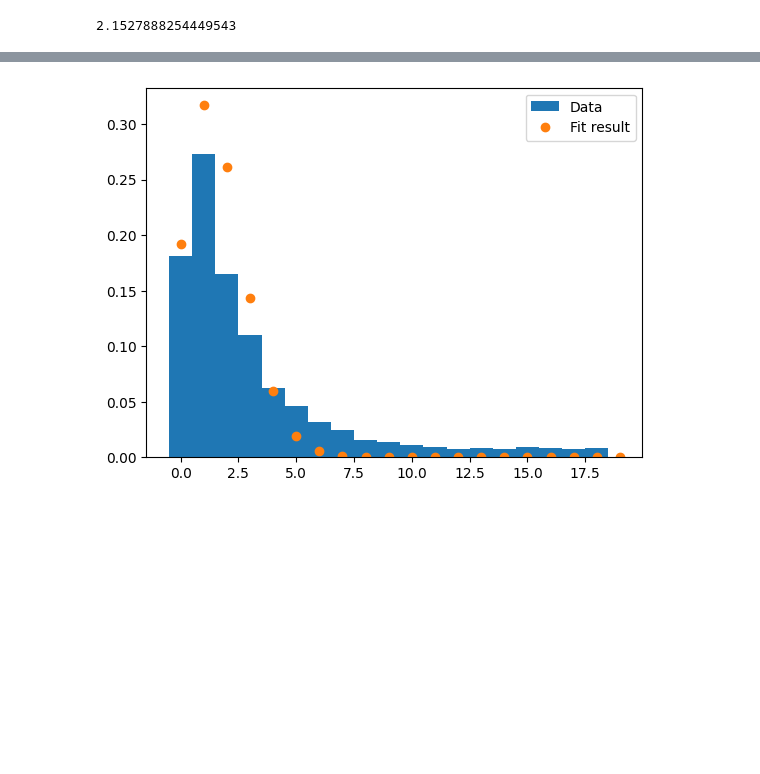
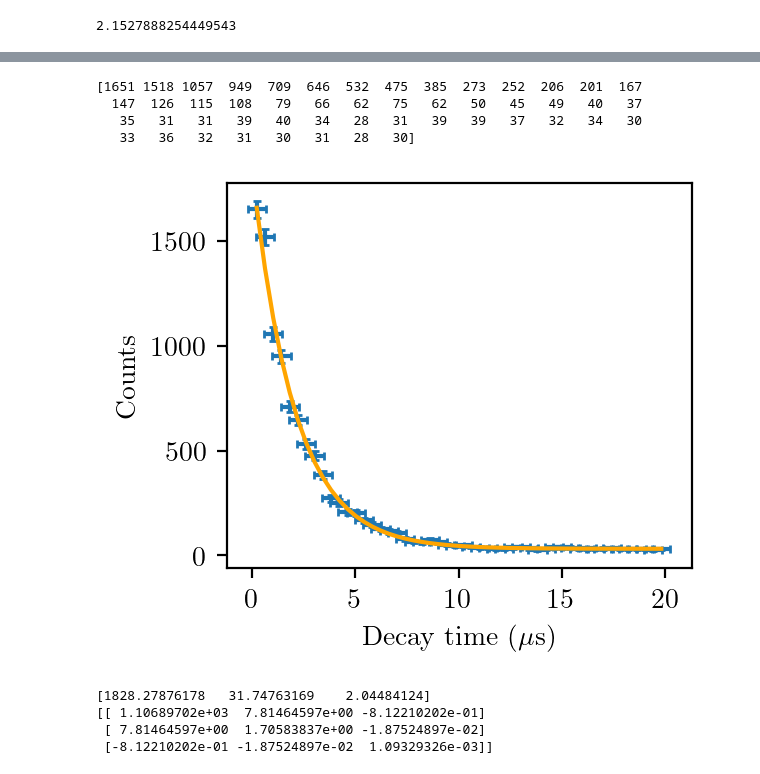
Before and after one commit to corbinallison/Muon-Data, a Jupyter notebook: data_process.ipynb, the cells around one changed output, grey strips where cells are left out. Drawn from its saved outputs; the diff is of its cells as text; code cells hidden in the pictures; blank space fills up the shorter version.

```diff
--- a/data_process.ipynb
+++ b/data_process.ipynb
@@ -85,26 +93,48 @@ plt.plot(
-# %%
-import numpy as np
-import matplotlib.pyplot as plt
-from scipy.optimize import curve_fit
-from scipy.special import factorial
-from scipy.stats import poisson
-
-data = np.asarray(good_counts)/1000
-bins = np.arange(0, 20) - 0.5
-entries, bin_edges, patches = plt.hist(data, bins=bins, density=True, label='Data')
-
-bin_centers = 0.5 * (bin_edges[1:] + bin_edges[:-1])
-
-def fit_function(k, lamb):
-    '''poisson function, parameter lamb is the fit parameter'''
-    return poisson.pmf(k, lamb)
-
-parameters, cov_matrix = curve_fit(fit_function, bin_centers, entries)
-
-x_plot = np.arange(0, 20)
-
-plt.plot(x_plot,fit_function(x_plot, *parameters),marker='o', linestyle='',label='Fit result')
-plt.legend()
-plt.show()
-# %% [output]
-[figure, removed]
+# %%
+counts, bin_edges = np.histogram(good_counts/1000, bins=50)
+plt.xlabel('Decay time ($\mu$s)')
+plt.ylabel('Counts')
+"""
+counts = counts - avg_bk
+
+rem_bk = np.zeros(len(counts), dtype='int')
+for i in range(len(counts)):
+    rem_bk[i] = counts[i] - avg_bk
+    if rem_bk[i] < 0:
+        rem_bk[i] = 0
+
+bin_centers = 0.5 * (bin_edges[1:] + bin_edges[:-1])
+
+print(sum(rem_bk))
+hist = []
+for i in range(len(rem_bk)):
+    for j in range(rem_bk[i]):
+        hist.append(bin_centers[i])
+
+counts, bin_edges = np.histogram(hist, bins=bin_edges, density=True)
+"""
+
+def exp(x, a,b,t):
+    return a*np.exp(-x/t) + b
+
+parameters, cov = curve_fit(exp, bin_centers, counts, sigma=yerr)
+print(counts)
+
+plt.errorbar(bin_centers, counts, yerr=yerr, capsize=1.5, fmt=' ', xerr=binwidth)
+#plt.scatter(bin_centers, counts, marker='.')
+plt.plot(bin_centers, exp(bin_centers, *parameters), color='orange')
+
+#plt.legend()
+plt.show()
+print(parameters)
+print(cov)
+# %% [output]
+[1651 1518 1057  949  709  646  532  475  385  273  252  206  201  167
+  147  126  115  108   79   66   62   75   62   50   45   49   40   37
+   35   31   31   39   40   34   28   31   39   39   37   32   34   30
+   33   36   32   31   30   31   28   30]
+[figure, added]
+[1828.27876178   31.74763169    2.04484124]
+[[ 1.10689702e+03  7.81464597e+00 -8.12210202e-01]
+ [ 7.81464597e+00  1.70583837e+00 -1.87524897e-02]
+ [-8.12210202e-01 -1.87524897e-02  1.09329326e-03]]
```
Also changed, not shown: parts of 5 cells of this notebook.
